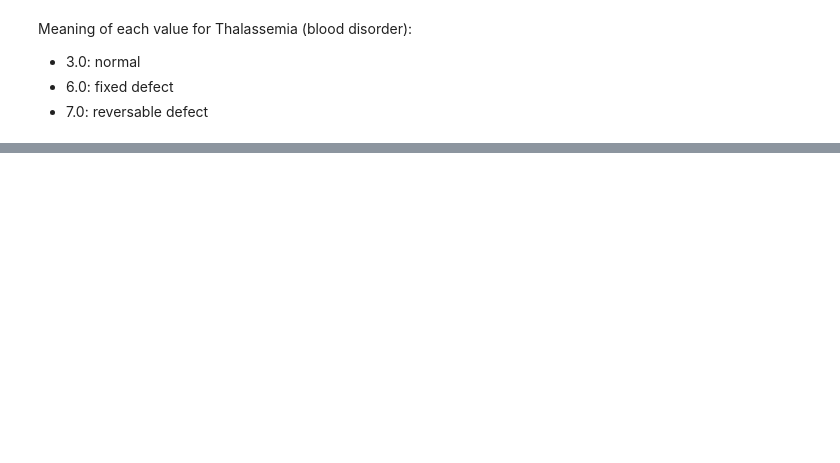
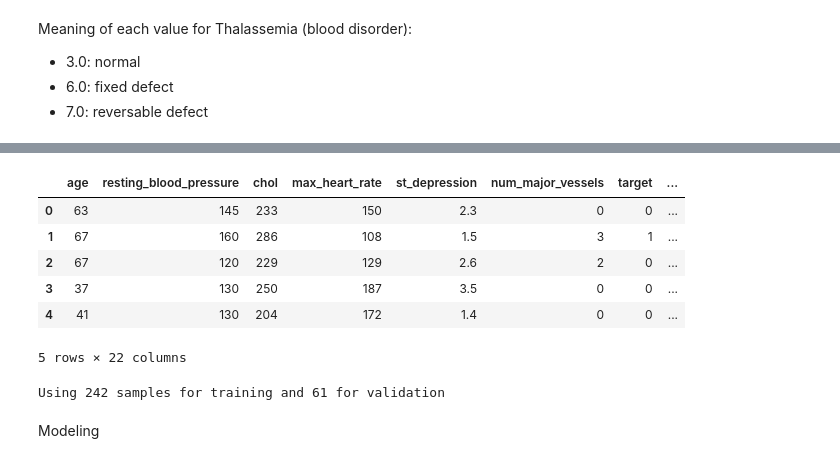
Before and after one commit to SarvaniK-26/VitalSense, a Jupyter notebook: main.ipynb, the cells around one changed output, grey strips where cells are left out. Cells and saved outputs as stored; diff of their text form; code cells hidden in the pictures; blank space fills up the shorter version.

```diff
--- a/main.ipynb
+++ b/main.ipynb
@@ -196,0 +163,28 @@ Name: thal, Length: 303, dtype: float64
+# %%
+dataframe.columns = ["age", "sex", "chest_pain_type", "resting_blood_pressure", "chol", "fasting_blood_sugar", "rest_ecg", "max_heart_rate", "exercise_induced_angina", "st_depression", "st_slope", "num_major_vessels", "thalassemia", "target"]
+# %%
+dataframe['sex'][dataframe['sex'] == 0] = 'female'
+dataframe['sex'][dataframe['sex'] == 1] = 'male'
+
+dataframe['chest_pain_type'][dataframe['chest_pain_type'] == 1] = 'typical angina'
+dataframe['chest_pain_type'][dataframe['chest_pain_type'] == 2] = 'atypical angina'
+dataframe['chest_pain_type'][dataframe['chest_pain_type'] == 3] = 'non-anginal pain'
+dataframe['chest_pain_type'][dataframe['chest_pain_type'] == 4] = 'asymptomatic'
+
+dataframe['fasting_blood_sugar'][dataframe['fasting_blood_sugar'] == 0] = 'lower than 120mg/ml'
+dataframe['fasting_blood_sugar'][dataframe['fasting_blood_sugar'] == 1] = 'greater than 120mg/ml'
+
+dataframe['rest_ecg'][dataframe['rest_ecg'] == 0] = 'normal'
+dataframe['rest_ecg'][dataframe['rest_ecg'] == 1] = 'ST-T wave abnormality'
+dataframe['rest_ecg'][dataframe['rest_ecg'] == 2] = 'left ventricular hypertrophy'
+
+dataframe['exercise_induced_angina'][dataframe['exercise_induced_angina'] == 0] = 'no'
+dataframe['exercise_induced_angina'][dataframe['exercise_induced_angina'] == 1] = 'yes'
+
+dataframe['st_slope'][dataframe['st_slope'] == 1] = 'upsloping'
+dataframe['st_slope'][dataframe['st_slope'] == 2] = 'flat'
+dataframe['st_slope'][dataframe['st_slope'] == 3] = 'downsloping'
+
+dataframe['thalassemia'][dataframe['thalassemia'] == 1] = 'normal'
+dataframe['thalassemia'][dataframe['thalassemia'] == 2] = 'fixed defect'
+dataframe['thalassemia'][dataframe['thalassemia'] == 3] = 'reversible defect'
@@ -196,0 +209,8 @@ Name: thal, Length: 303, dtype: float64
+# %%
+dataframe['sex'] = dataframe['sex'].astype('object')
+dataframe['chest_pain_type'] = dataframe['chest_pain_type'].astype('object')
+dataframe['fasting_blood_sugar'] = dataframe['fasting_blood_sugar'].astype('object')
+dataframe['rest_ecg'] = dataframe['rest_ecg'].astype('object')
+dataframe['exercise_induced_angina'] = dataframe['exercise_induced_angina'].astype('object')
+dataframe['st_slope'] = dataframe['st_slope'].astype('object')
+dataframe['thalassemia'] = dataframe['thalassemia'].astype('object')
@@ -196,0 +235,24 @@ Name: thal, Length: 303, dtype: float64
+# %%
+dt = pd.get_dummies(dataframe, drop_first=True)
+# %%
+dt.head()
+# %% [output]
+|  | age | resting_blood_pressure | chol | max_heart_rate | st_depression | num_major_vessels | target | ... |
+| 0 | 63 | 145 | 233 | 150 | 2.3 | 0 | 0 | ... |
+| 1 | 67 | 160 | 286 | 108 | 1.5 | 3 | 1 | ... |
+| 2 | 67 | 120 | 229 | 129 | 2.6 | 2 | 0 | ... |
+| 3 | 37 | 130 | 250 | 187 | 3.5 | 0 | 0 | ... |
+| 4 | 41 | 130 | 204 | 172 | 1.4 | 0 | 0 | ... |
+5 rows × 22 columns
+# %%
+# split the dataset into the validation and training set
+val = dataframe.sample(frac = .2, random_state= 1337)
+train = dataframe.drop(val.index)
+print(
+    "Using %d samples for training and %d for validation"
+    % (len(train), len(val))
+)
+# %% [output]
+Using 242 samples for training and 61 for validation
+# %% [markdown]
+Modeling
```
Also changed, not shown: parts of 21 cells of this notebook, 1 other file.
